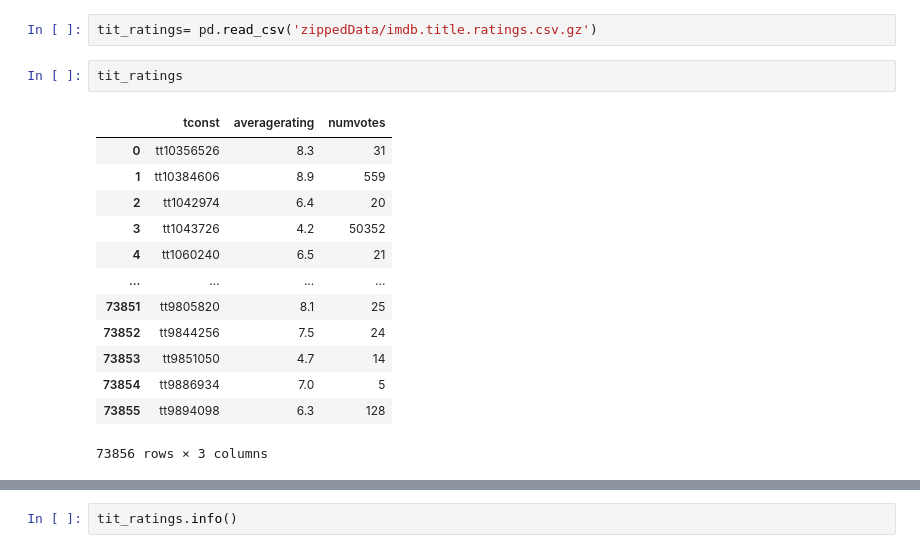
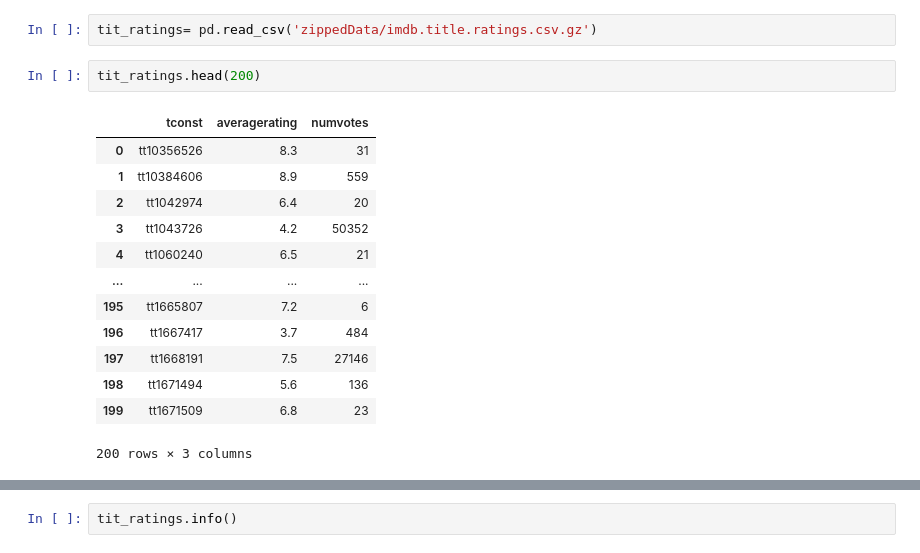
Before and after one commit to Tamiru3/Movie-Analysis-Porject, a Jupyter notebook: Initial Data Exploration .ipynb, the cells around one changed output, grey strips where cells are left out. Drawn from its saved outputs; the diff is of its cells as text.

```diff
--- a/Initial Data Exploration .ipynb
+++ b/Initial Data Exploration .ipynb
@@ -182,18 +181,18 @@ memory usage: 6.7+ MB
 # %%
 tit_ratings= pd.read_csv('zippedData/imdb.title.ratings.csv.gz')
 # %%
-tit_ratings
+tit_ratings.head(200)
 # %% [output]
 |  | tconst | averagerating | numvotes |
 | 0 | tt10356526 | 8.3 | 31 |
 | 1 | tt10384606 | 8.9 | 559 |
 | 2 | tt1042974 | 6.4 | 20 |
 | 3 | tt1043726 | 4.2 | 50352 |
 | 4 | tt1060240 | 6.5 | 21 |
 | ... | ... | ... | ... |
-| 73851 | tt9805820 | 8.1 | 25 |
-| 73852 | tt9844256 | 7.5 | 24 |
-| 73853 | tt9851050 | 4.7 | 14 |
-| 73854 | tt9886934 | 7.0 | 5 |
-| 73855 | tt9894098 | 6.3 | 128 |
+| 195 | tt1665807 | 7.2 | 6 |
+| 196 | tt1667417 | 3.7 | 484 |
+| 197 | tt1668191 | 7.5 | 27146 |
+| 198 | tt1671494 | 5.6 | 136 |
+| 199 | tt1671509 | 6.8 | 23 |
-73856 rows × 3 columns
+200 rows × 3 columns
```
Also changed, not shown: parts of 47 cells of this notebook, 1 other file.
